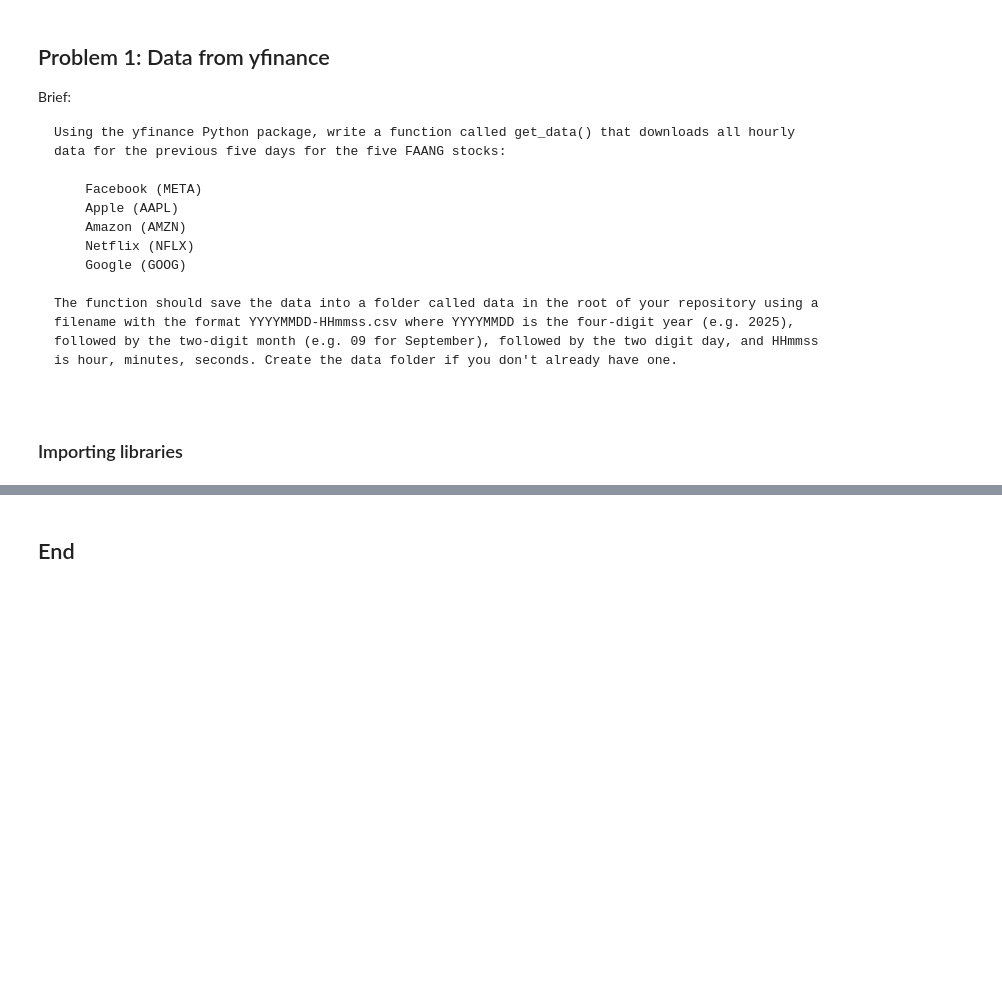
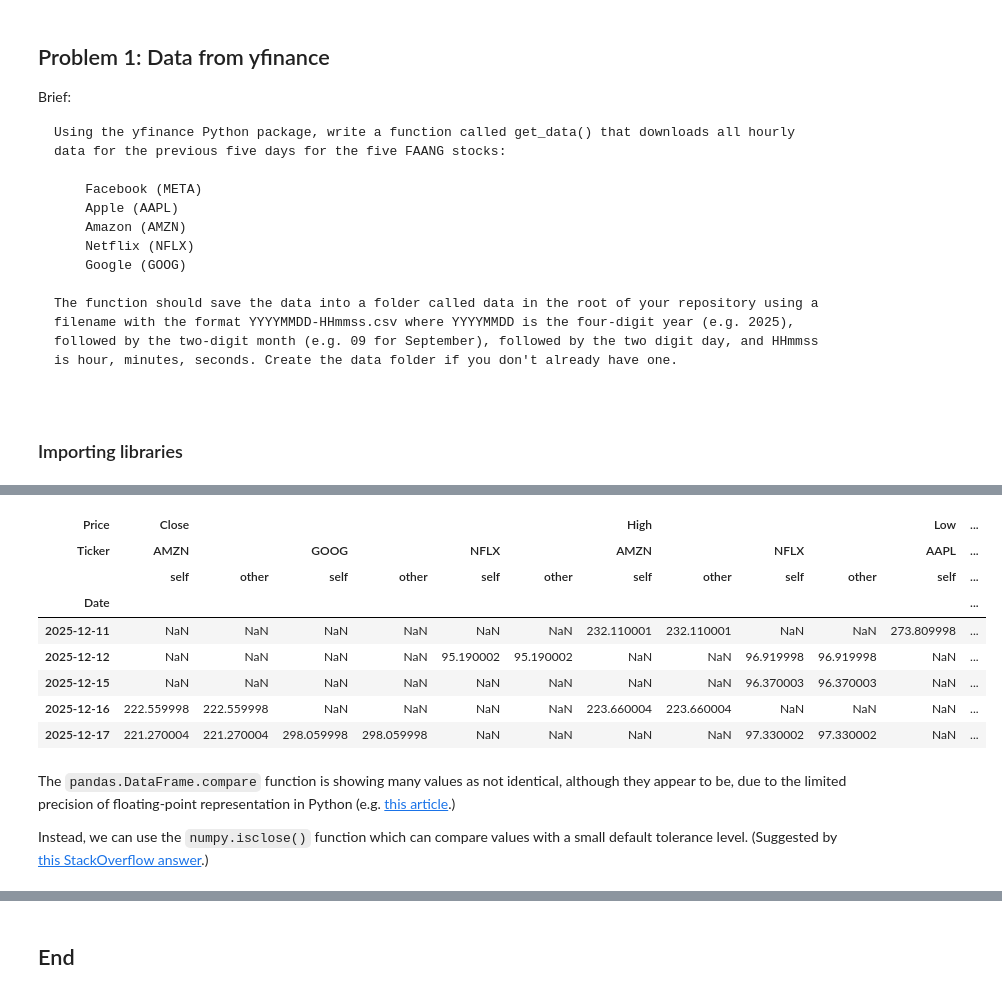
Before and after one commit to SuColl/computer-infrastructure-assessment, a Jupyter notebook: problems.ipynb, the cells around one changed output, grey strips where cells are left out. Cells and saved outputs as stored; diff of their text form; code cells hidden in the pictures; blank space fills up the shorter version.

```diff
--- a/problems.ipynb
+++ b/problems.ipynb
@@ -35,7 +41,10 @@ The [`yfinance.download`](https://ranaroussi.github.io/yfinance/reference/api/yf
 # %%
-# Testing the yfinance.download function with a single stock ticker
-week_data = yf.download(['META'], period='1wk', auto_adjust=True)
+# Testing the yfinance.download function with a multiple stock tickers
+download_data = yf.download(['META','AAPL','AMZN','NFLX','GOOG'], period='1wk', auto_adjust=True)
 
-# Look at the resulting dataFrame.
-week_data.info
+# Look at the resulting DataFrame.
+#print(download_data.columns)
+print(download_data.shape)
+print(download_data.dtypes)
+#download_data
 # %% [output]
@@ -60,0 +114,20 @@ week_data.to_csv("data/test.csv")
+# %%
+# Comparing the downloaded and read-from-file DataFrames.
+plot_data.compare(download_data)
+# %% [output]
+| Price | Close |  |  |  |  |  | High |  |  |  | Low | ... |
+| Ticker | AMZN |  | GOOG |  | NFLX |  | AMZN |  | NFLX |  | AAPL | ... |
+|  | self | other | self | other | self | other | self | other | self | other | self | ... |
+| Date |  |  |  |  |  |  |  |  |  |  |  | ... |
+| 2025-12-11 | NaN | NaN | NaN | NaN | NaN | NaN | 232.110001 | 232.110001 | NaN | NaN | 273.809998 | ... |
+| 2025-12-12 | NaN | NaN | NaN | NaN | 95.190002 | 95.190002 | NaN | NaN | 96.919998 | 96.919998 | NaN | ... |
+| 2025-12-15 | NaN | NaN | NaN | NaN | NaN | NaN | NaN | NaN | 96.370003 | 96.370003 | NaN | ... |
+| 2025-12-16 | 222.559998 | 222.559998 | NaN | NaN | NaN | NaN | 223.660004 | 223.660004 | NaN | NaN | NaN | ... |
+| 2025-12-17 | 221.270004 | 221.270004 | 298.059998 | 298.059998 | NaN | NaN | NaN | NaN | 97.330002 | 97.330002 | NaN | ... |
+# %% [markdown]
+The `pandas.DataFrame.compare` function is showing many values as not identical,
+although they appear to be, due to the limited precision of floating-point
+representation in Python (e.g. [this article](https://www.geeksforgeeks.org/python/comparing-floating-points-number-for-almost-equality-in-python/).)
+
+Instead, we can use the `numpy.isclose()` function which can compare values with
+a small default tolerance level. (Suggested by [this StackOverflow answer](https://stackoverflow.com/a/33549675).)
```
Also changed, not shown: parts of 11 cells of this notebook, 1 other file.
